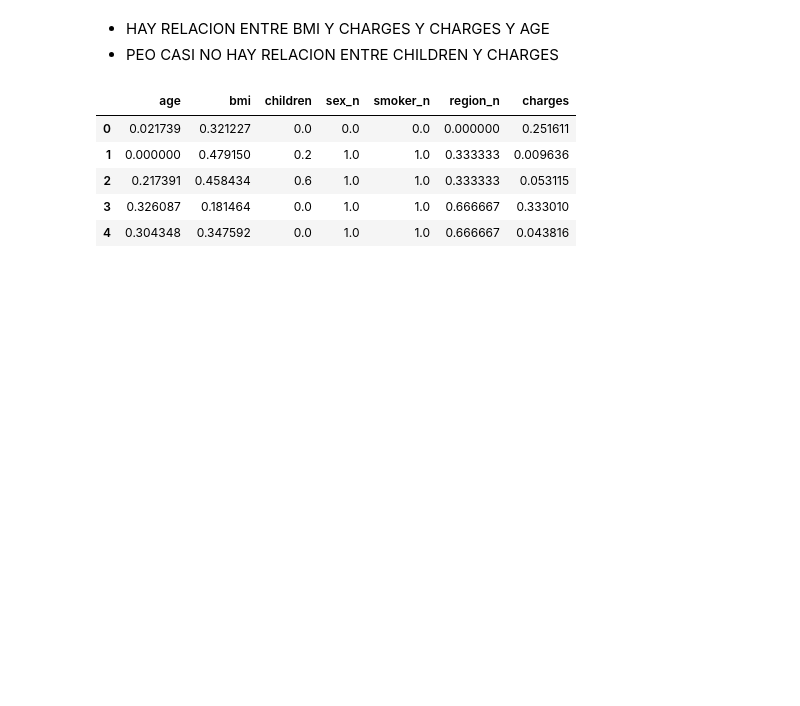
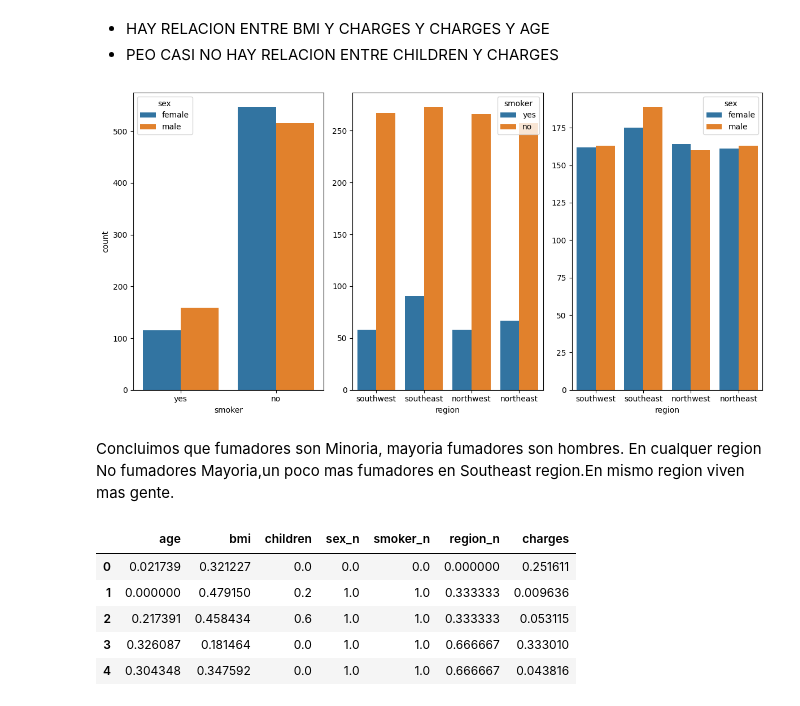
Before and after one commit to 4GeeksAcademy/Olga_K_lineal-regression, a Jupyter notebook: src/explore.ipynb, the cells around one changed output. Saved outputs shown, nothing was run; the diff lists cells and outputs as text; code cells hidden in the pictures; blank space fills up the shorter version.

```diff
--- a/src/explore.ipynb
+++ b/src/explore.ipynb
@@ -232,6 +232,21 @@ plt.show()
 # %% [markdown]
 - HAY RELACION ENTRE BMI Y CHARGES Y CHARGES Y AGE
 - PEO CASI NO HAY RELACION ENTRE CHILDREN Y CHARGES
+# %%
+#Categorical-categorical
+fig, axis = plt.subplots(1, 3, figsize = (12, 6))
+
+sns.countplot(ax = axis[0], data = total_data_sinduplicados, x = "smoker", hue = "sex")
+sns.countplot(ax = axis[1], data = total_data_sinduplicados, x = "region", hue = "smoker").set_ylabel(None)
+sns.countplot(ax = axis[2], data = total_data_sinduplicados, x = "region", hue = "sex").set_ylabel(None)
+
+
+plt.tight_layout()
+plt.show()
+# %% [output]
+[figure, added]
+# %% [markdown]
+Concluimos que fumadores son Minoria, mayoria fumadores son hombres. En cualquer region No fumadores Mayoria,un poco mas fumadores en Southeast region.En mismo region viven mas gente.
 # %%
 # Min-Max scaler
 
```
